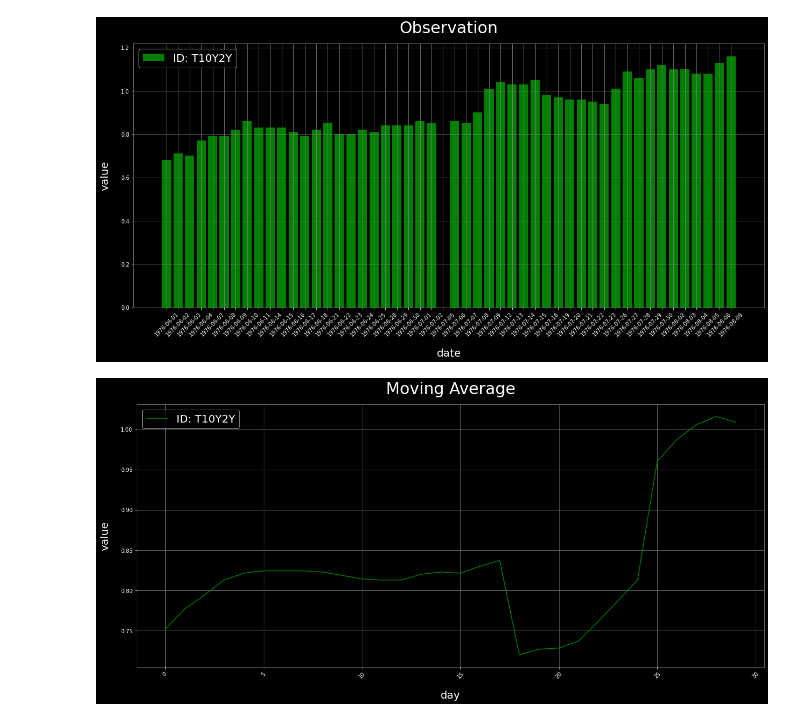
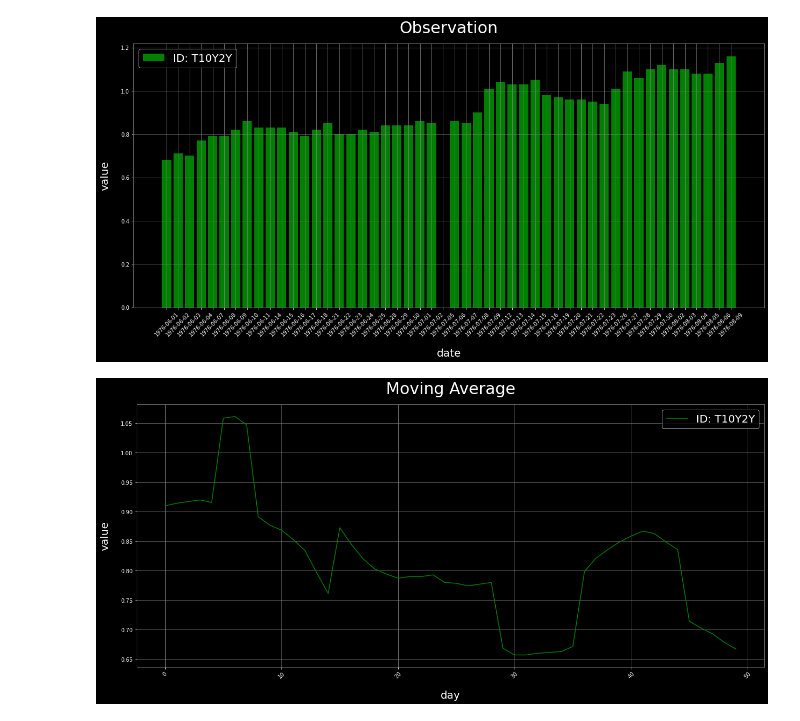
Before and after one commit to matt-merman/CPS, a Jupyter notebook: code/main.ipynb, the cells around one changed output. Saved outputs shown, nothing was run; the diff lists cells and outputs as text; code cells hidden in the pictures.

```diff
--- a/code/main.ipynb
+++ b/code/main.ipynb
@@ -290,32 +329,32 @@ def moving_average(input_array, day):
 
 def display_moving_average(id, day):
 
     pd = get_db(DB, "observations", id)
     x = pd['value'].tolist()
     ma = moving_average(x, day)
 
     with plt.rc_context(context):
 
         plt.figure(figsize=(21,9))
 
-        plt.plot(ma[:30], color=plot_color, label="ID: " + id)
+        plt.plot(ma[-50:], color=plot_color, label="ID: " + id)
 
         plt.title("Moving Average", color=label_color, pad=text_pad, fontsize=title_fontsize)
         plt.grid(color=grid_color)
 
         plt.ylabel("value", color=label_color, fontsize=axes_fontsize, labelpad=text_pad)
         plt.xlabel("day", color=label_color, fontsize=axes_fontsize, labelpad=text_pad)
         plt.xticks(rotation=45)
 
         #mp.savefig('chart_moving_average.png')
 
         legend = plt.legend(fontsize=text_pad)
         plt.setp(legend.get_texts(), color=label_color)
 
         plt.show()
 
 display_observation(ID_OBSERVATION)
 display_moving_average(ID_OBSERVATION, 7)
 # %% [output]
 [figure]
-[figure, old version]
+[figure, new version]
```
Also changed, not shown: parts of 2 cells of this notebook, 1 other file.
